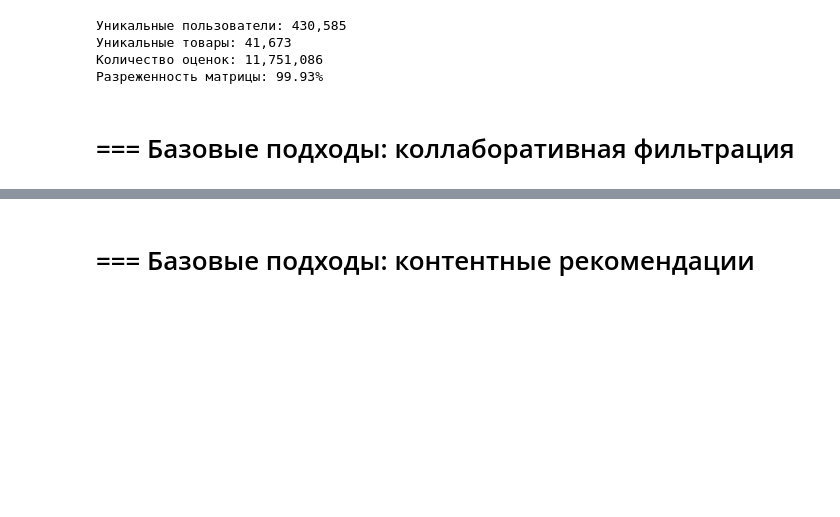
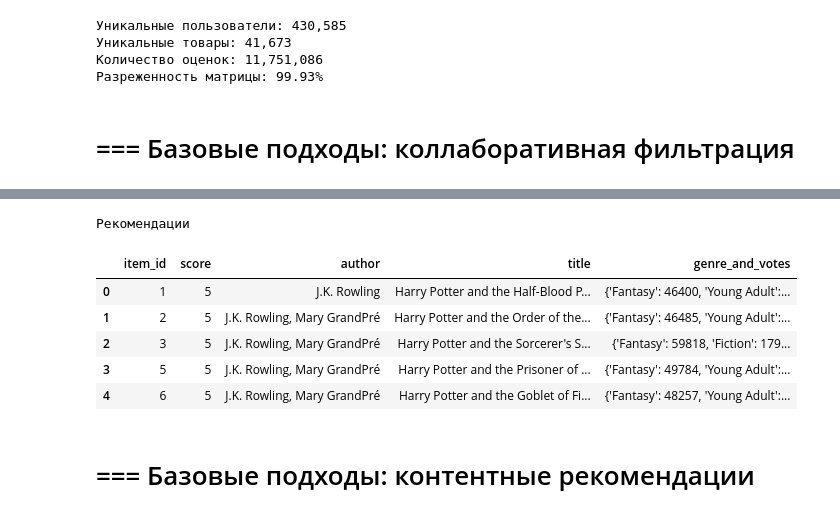
Before and after one commit to ozerge/mle-recsys-start, a Jupyter notebook: main_offline.ipynb, the cells around one changed output, grey strips where cells are left out. Drawn from its saved outputs; the diff is of its cells as text; code cells hidden in the pictures; blank space fills up the shorter version.

```diff
--- a/main_offline.ipynb
+++ b/main_offline.ipynb
@@ -310,3 +310,20 @@ print(
 Разреженность матрицы: 99.93%
 # %% [markdown]
 # === Базовые подходы: коллаборативная фильтрация
+# %%
+# Воспользуемся готовой реализацией SVD-алгоритма из библиотеки surprise. В качестве разбиения данных на train и test возьмём разбиение из предыдущего урока: events_train, events_test.
+
+from surprise import Dataset, Reader
+from surprise import SVD
+
+# используем Reader из библиотеки surprise для преобразования событий (events)
+# в формат, необходимый surprise
+reader = Reader(rating_scale=(1, 5))
+surprise_train_set = Dataset.load_from_df(events_train[['user_id', 'item_id', 'rating']], reader)
+surprise_train_set = surprise_train_set.build_full_trainset()
+
+# инициализируем модель
+svd_model = SVD(n_factors=100, random_state=0)
+
+# обучаем модель
+svd_model.fit(surprise_train_set)
@@ -313,3 +635,16 @@ print(
+# %%
+print("Рекомендации")
+user_recommendations = get_recommendations_svd(user_id, items, events_train, svd_model)
+user_recommendations = user_recommendations.merge(items[["item_id", "author", "title", "genre_and_votes"]], on="item_id")
+display(user_recommendations)
+# %% [output]
+Рекомендации
+|  | item_id | score | author | title | genre_and_votes |
+| 0 | 1 | 5 | J.K. Rowling | Harry Potter and the Half-Blood P... | {'Fantasy': 46400, 'Young Adult':... |
+| 1 | 2 | 5 | J.K. Rowling, Mary GrandPré | Harry Potter and the Order of the... | {'Fantasy': 46485, 'Young Adult':... |
+| 2 | 3 | 5 | J.K. Rowling, Mary GrandPré | Harry Potter and the Sorcerer's S... | {'Fantasy': 59818, 'Fiction': 179... |
+| 3 | 5 | 5 | J.K. Rowling, Mary GrandPré | Harry Potter and the Prisoner of ... | {'Fantasy': 49784, 'Young Adult':... |
+| 4 | 6 | 5 | J.K. Rowling, Mary GrandPré | Harry Potter and the Goblet of Fi... | {'Fantasy': 48257, 'Young Adult':... |
 # %% [markdown]
 # === Базовые подходы: контентные рекомендации
 # %% [markdown]
```
Also changed, not shown: parts of 21 cells of this notebook, 1 other file.
